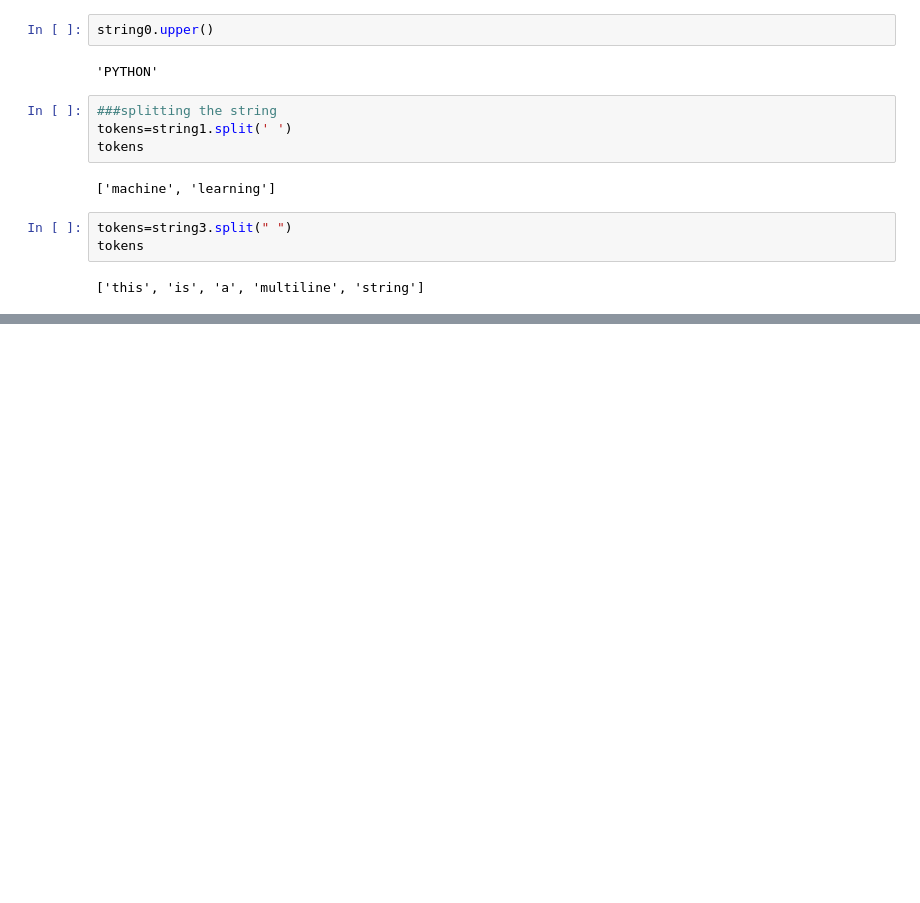
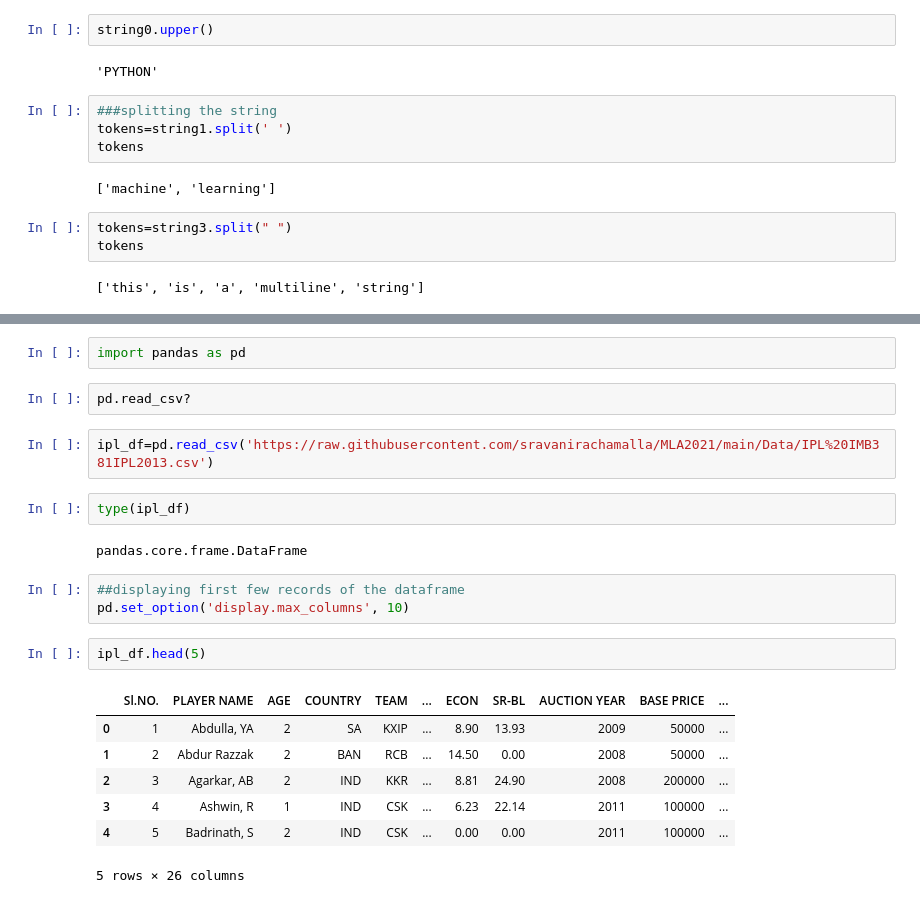
Before and after one commit to sravanirachamalla/MLA2021, a Jupyter notebook: practice.ipynb, the cells around one changed output, grey strips where cells are left out. Saved outputs shown, nothing was run; the diff lists cells and outputs as text; blank space fills up the shorter version.

```diff
--- a/practice.ipynb
+++ b/practice.ipynb
@@ -179,0 +188,23 @@ tokens
+# %%
+import pandas as pd
+# %%
+pd.read_csv?
+# %%
+ipl_df=pd.read_csv('https://raw.githubusercontent.com/sravanirachamalla/MLA2021/main/Data/IPL%20IMB381IPL2013.csv')
+# %%
+type(ipl_df)
+# %% [output]
+pandas.core.frame.DataFrame
+# %%
+##displaying first few records of the dataframe
+pd.set_option('display.max_columns', 10)
+# %%
+ipl_df.head(5)
+# %% [output]
+|  | Sl.NO. | PLAYER NAME | AGE | COUNTRY | TEAM | ... | ECON | SR-BL | AUCTION YEAR | BASE PRICE | ... |
+| 0 | 1 | Abdulla, YA | 2 | SA | KXIP | ... | 8.90 | 13.93 | 2009 | 50000 | ... |
+| 1 | 2 | Abdur Razzak | 2 | BAN | RCB | ... | 14.50 | 0.00 | 2008 | 50000 | ... |
+| 2 | 3 | Agarkar, AB | 2 | IND | KKR | ... | 8.81 | 24.90 | 2008 | 200000 | ... |
+| 3 | 4 | Ashwin, R | 1 | IND | CSK | ... | 6.23 | 22.14 | 2011 | 100000 | ... |
+| 4 | 5 | Badrinath, S | 2 | IND | CSK | ... | 0.00 | 0.00 | 2011 | 100000 | ... |
+5 rows × 26 columns
```
Also changed, not shown: parts of 18 cells of this notebook.
